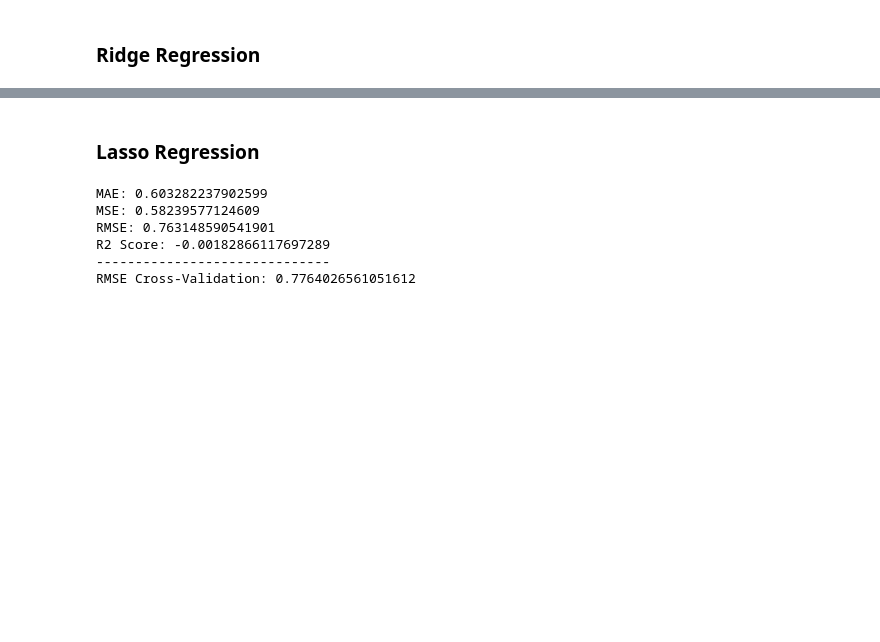
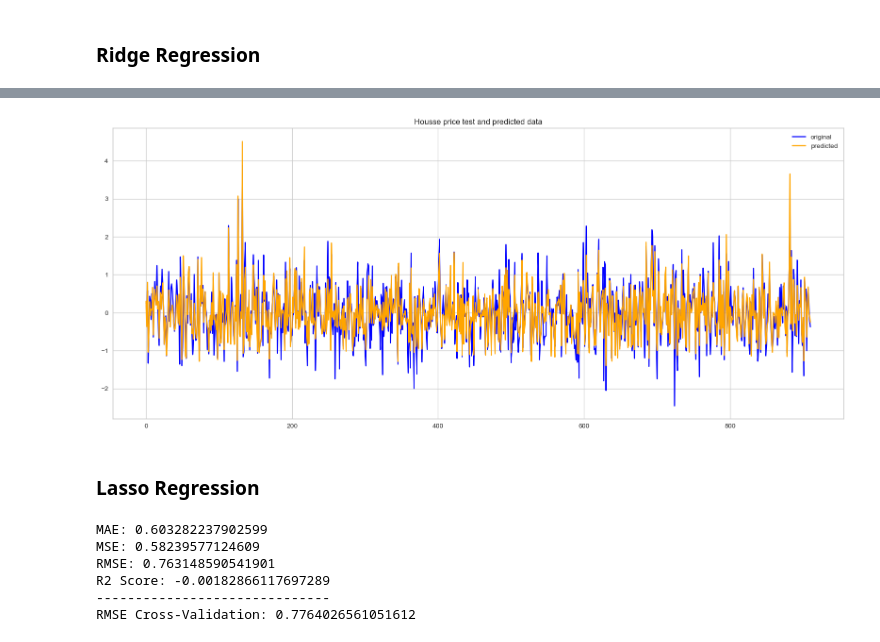
Before and after one commit to WENDSONG/PROJET_IML_GROUPE_2, a Jupyter notebook: PROJET_IML_Groupe2.ipynb, the cells around one changed output, grey strips where cells are left out. Drawn from its saved outputs; the diff is of its cells as text; code cells hidden in the pictures; blank space fills up the shorter version.

```diff
--- a/PROJET_IML_Groupe2.ipynb
+++ b/PROJET_IML_Groupe2.ipynb
@@ -470,6 +580,18 @@ RMSE: 0.3711224225826931
 R2 Score: 0.7630756879638787
 ------------------------------
 RMSE Cross-Validation: 0.4426482406398177
+# %%
+## representation
+## s=5,
+#x_ax = range(len(Y_test))
+plt.figure(figsize=(20, 8))
+plt.plot(x_ax,Y_test, color="blue", label="original")
+plt.plot(x_ax, ridge_pred, color = 'orange', label="predicted")
+plt.title("Housse price test and predicted data")
+plt.legend()
+plt.show()
+# %% [output]
+[figure, added]
 # %% [markdown]
 ### Lasso Regression
 # %%
```
Also changed, not shown: parts of 31 cells of this notebook.
